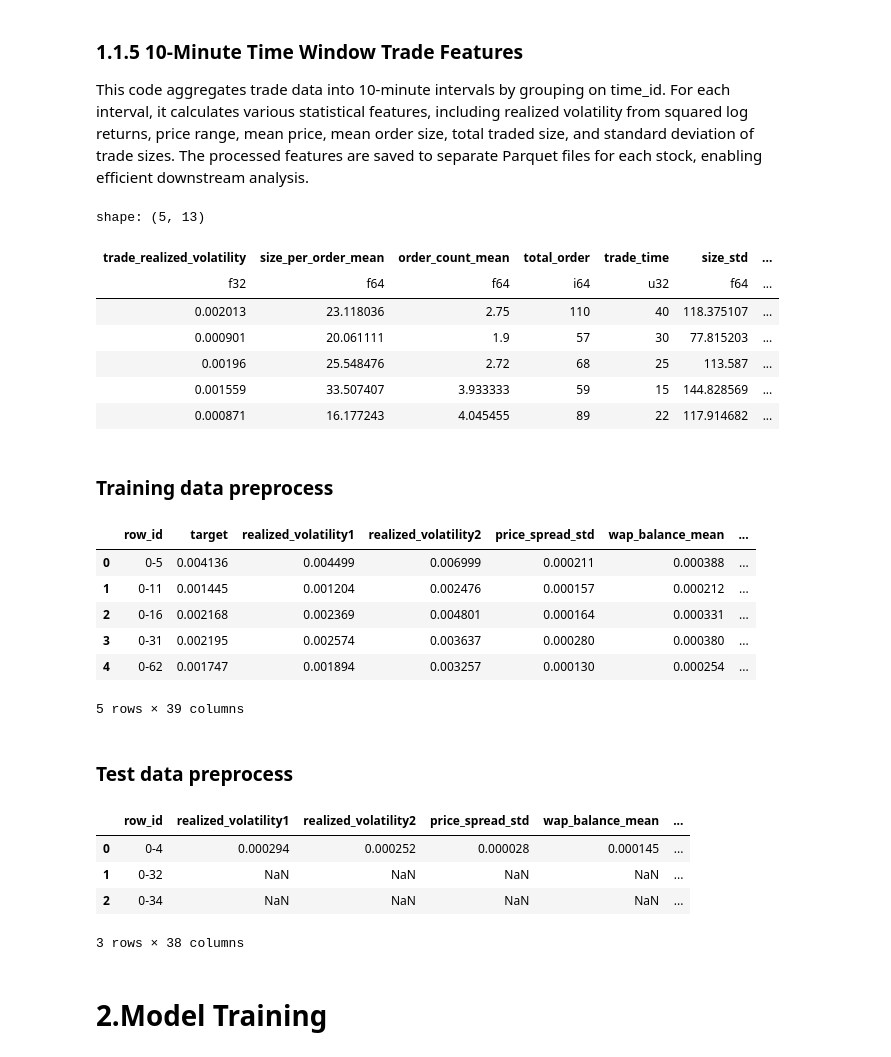
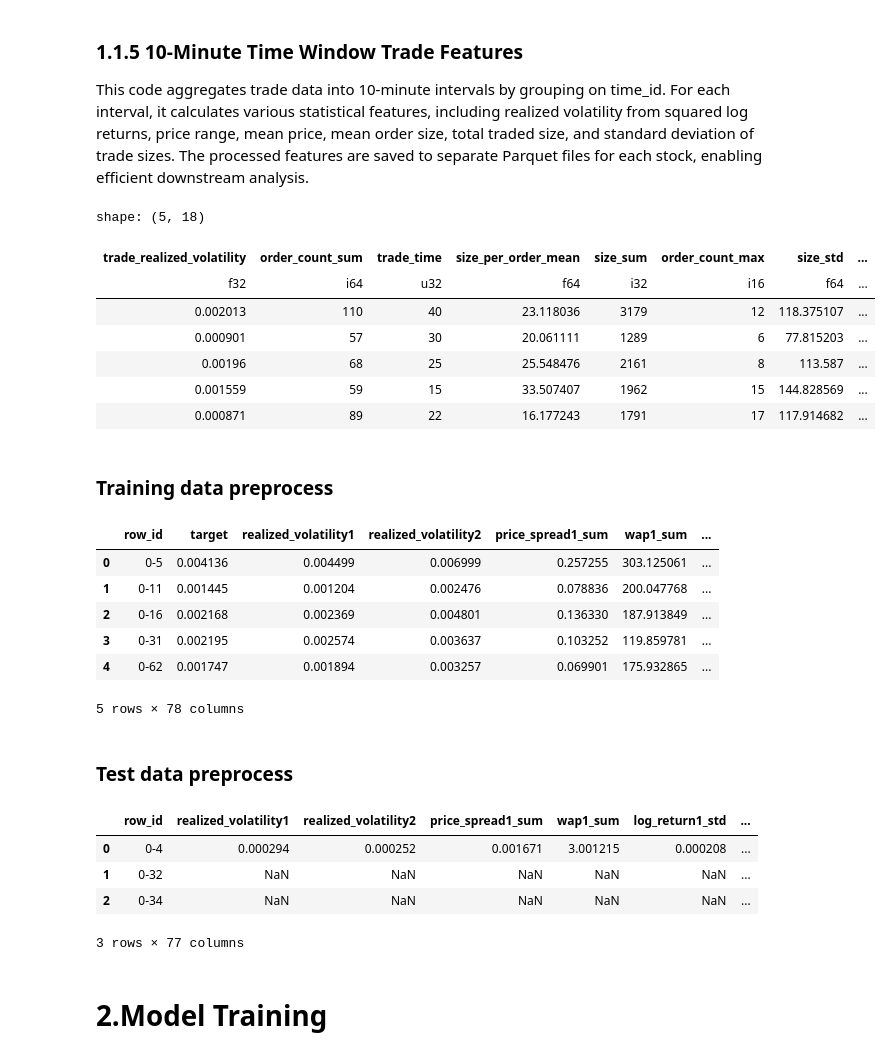
Before and after one commit to LaiquendiJ/Realized_Volatility_Pred_2025, a Jupyter notebook: Factor_engineering.ipynb, the cells around one changed output. Cells and saved outputs as stored; diff of their text form; code cells hidden in the pictures.

```diff
--- a/Factor_engineering.ipynb
+++ b/Factor_engineering.ipynb
@@ -218,7 +273,6 @@ def aggregate_interval_trade(df: pl.DataFrame, interval=None, interval_length=No
     return df_agg
 # %%
-
-def preprocessor_trade(file_path, n_intervals=2, interval_length=300):
+def preprocessor_trade(file_path, time_length_list):
     stock_id = int(file_path.split('=')[1].split('.')[0])
     df = pl.read_parquet(file_path)
     df = df.sort(["time_id", "seconds_in_bucket"])
@@ -227,19 +281,20 @@ def preprocessor_trade(file_path, n_intervals=2, interval_length=300):
         # size_per_order
         (pl.col("size")/pl.col("order_count")).alias("size_per_order"),
         # trade_log_return
-         (pl.col("price").diff().over("time_id")).alias("trade_log_return")
+         (pl.col("price").diff().over("time_id")).alias("trade_log_return"),
+         pl.col("size").mean().alias("size_mean"),
+          (pl.col("price")* pl.col("size")).alias("amount")
+
     ])
 
     merged_df = None
-    #for interval in range(n_intervals):
+    for length in time_length_list:
 
-    df_agg = aggregate_interval_trade(df, n_intervals-1, interval_length)
-    merged_df = df_agg if merged_df is None else merged_df.join(df_agg, on="time_id", how="left")
+        df_agg = aggregate_interval_trade(df, length)
+        merged_df = df_agg if merged_df is None else merged_df.join(df_agg, on="time_id", how="left")
 
     df_feature = aggregate_interval_trade(df)
-
     df_feature = df_feature.join(merged_df, on="time_id", how="left")
-
 
     df_feature = df_feature.with_columns(
         (pl.lit(stock_id).cast(pl.Utf8) + "-" + pl.col("time_id").cast(pl.Utf8)).alias("row_id")
@@ -248,14 +303,14 @@ def preprocessor_trade(file_path, n_intervals=2, interval_length=300):
 
     return df_feature
 # %%
-preprocessor_trade('data/optiver-realized-volatility-prediction/trade_train.parquet/stock_id=0').head()
+preprocessor_trade('data/optiver-realized-volatility-prediction/trade_train.parquet/stock_id=0',[300,150]).head()
 # %% [output]
-shape: (5, 13)
+shape: (5, 18)
-| trade_realized_volatility | size_per_order_mean | order_count_mean | total_order | trade_time | size_std | ... |
-| f32 | f64 | f64 | i64 | u32 | f64 | ... |
-| 0.002013 | 23.118036 | 2.75 | 110 | 40 | 118.375107 | ... |
-| 0.000901 | 20.061111 | 1.9 | 57 | 30 | 77.815203 | ... |
-| 0.00196 | 25.548476 | 2.72 | 68 | 25 | 113.587 | ... |
-| 0.001559 | 33.507407 | 3.933333 | 59 | 15 | 144.828569 | ... |
-| 0.000871 | 16.177243 | 4.045455 | 89 | 22 | 117.914682 | ... |
+| trade_realized_volatility | order_count_sum | trade_time | size_per_order_mean | size_sum | order_count_max | size_std | ... |
+| f32 | i64 | u32 | f64 | i32 | i16 | f64 | ... |
+| 0.002013 | 110 | 40 | 23.118036 | 3179 | 12 | 118.375107 | ... |
+| 0.000901 | 57 | 30 | 20.061111 | 1289 | 6 | 77.815203 | ... |
+| 0.00196 | 68 | 25 | 25.548476 | 2161 | 8 | 113.587 | ... |
+| 0.001559 | 59 | 15 | 33.507407 | 1962 | 15 | 144.828569 | ... |
+| 0.000871 | 89 | 22 | 16.177243 | 1791 | 17 | 117.914682 | ... |
 # %%
@@ -298,17 +353,17 @@ list_trade_train = glob.glob(
     'data/optiver-realized-volatility-prediction/trade_train.parquet/*')
 train_data = pl.read_csv(
     'data/optiver-realized-volatility-prediction/train.csv')
-
-df_train = preprocessor(list_book_train, list_trade_train,train_data)
+time_length_list = [500,400,300,200,100]
+df_train = preprocessor(list_book_train, list_trade_train,train_data,time_length_list)
 df_train.head()
 # %% [output]
-|  | row_id | target | realized_volatility1 | realized_volatility2 | price_spread_std | wap_balance_mean | ... |
-| 0 | 0-5 | 0.004136 | 0.004499 | 0.006999 | 0.000211 | 0.000388 | ... |
-| 1 | 0-11 | 0.001445 | 0.001204 | 0.002476 | 0.000157 | 0.000212 | ... |
-| 2 | 0-16 | 0.002168 | 0.002369 | 0.004801 | 0.000164 | 0.000331 | ... |
-| 3 | 0-31 | 0.002195 | 0.002574 | 0.003637 | 0.000280 | 0.000380 | ... |
-| 4 | 0-62 | 0.001747 | 0.001894 | 0.003257 | 0.000130 | 0.000254 | ... |
+|  | row_id | target | realized_volatility1 | realized_volatility2 | price_spread1_sum | wap1_sum | ... |
+| 0 | 0-5 | 0.004136 | 0.004499 | 0.006999 | 0.257255 | 303.125061 | ... |
+| 1 | 0-11 | 0.001445 | 0.001204 | 0.002476 | 0.078836 | 200.047768 | ... |
+| 2 | 0-16 | 0.002168 | 0.002369 | 0.004801 | 0.136330 | 187.913849 | ... |
+| 3 | 0-31 | 0.002195 | 0.002574 | 0.003637 | 0.103252 | 119.859781 | ... |
+| 4 | 0-62 | 0.001747 | 0.001894 | 0.003257 | 0.069901 | 175.932865 | ... |
-5 rows × 39 columns
+5 rows × 78 columns
 # %% [markdown]
 ### Test data preprocess
 # %%
@@ -319,15 +374,15 @@ list_trade_test = glob.glob(
 test_data = pl.read_csv(
     'data/optiver-realized-volatility-prediction/test.csv')
 # %%
-df_test = preprocessor(list_book_test,list_trade_test,test_data,train=False)
+df_test = preprocessor(list_book_test,list_trade_test,test_data,time_length_list,train=False)
 
 df_test.head()
 # %% [output]
-|  | row_id | realized_volatility1 | realized_volatility2 | price_spread_std | wap_balance_mean | ... |
-| 0 | 0-4 | 0.000294 | 0.000252 | 0.000028 | 0.000145 | ... |
-| 1 | 0-32 | NaN | NaN | NaN | NaN | ... |
-| 2 | 0-34 | NaN | NaN | NaN | NaN | ... |
+|  | row_id | realized_volatility1 | realized_volatility2 | price_spread1_sum | wap1_sum | log_return1_std | ... |
+| 0 | 0-4 | 0.000294 | 0.000252 | 0.001671 | 3.001215 | 0.000208 | ... |
+| 1 | 0-32 | NaN | NaN | NaN | NaN | NaN | ... |
+| 2 | 0-34 | NaN | NaN | NaN | NaN | NaN | ... |
-3 rows × 38 columns
+3 rows × 77 columns
 # %% [markdown]
 # 2.Model Training
 # %%
```
Also changed, not shown: parts of 14 cells of this notebook.
